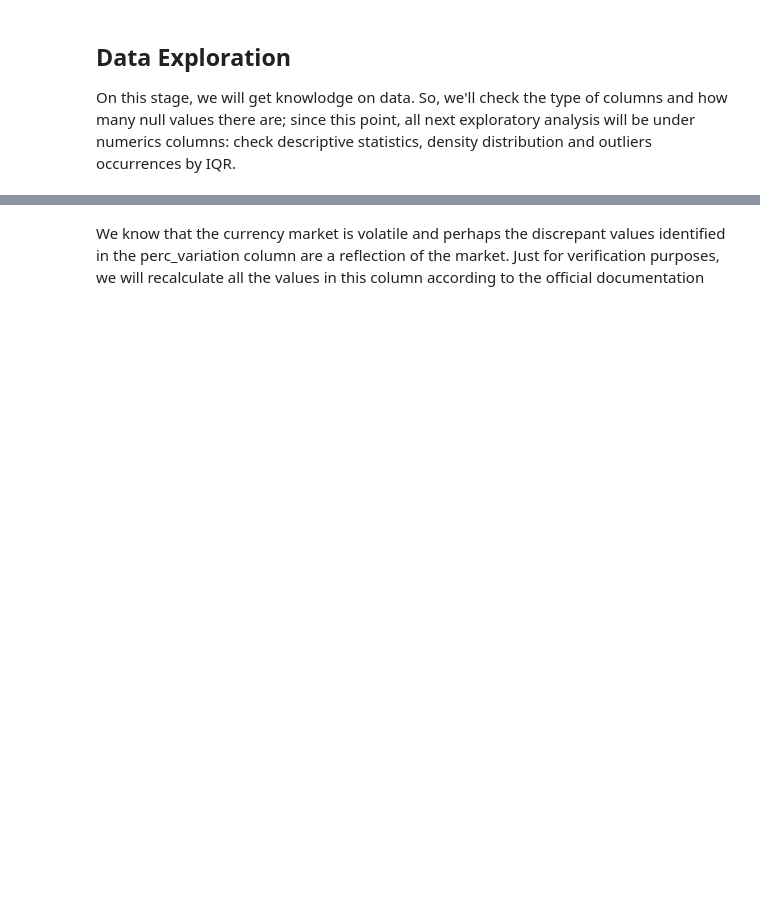
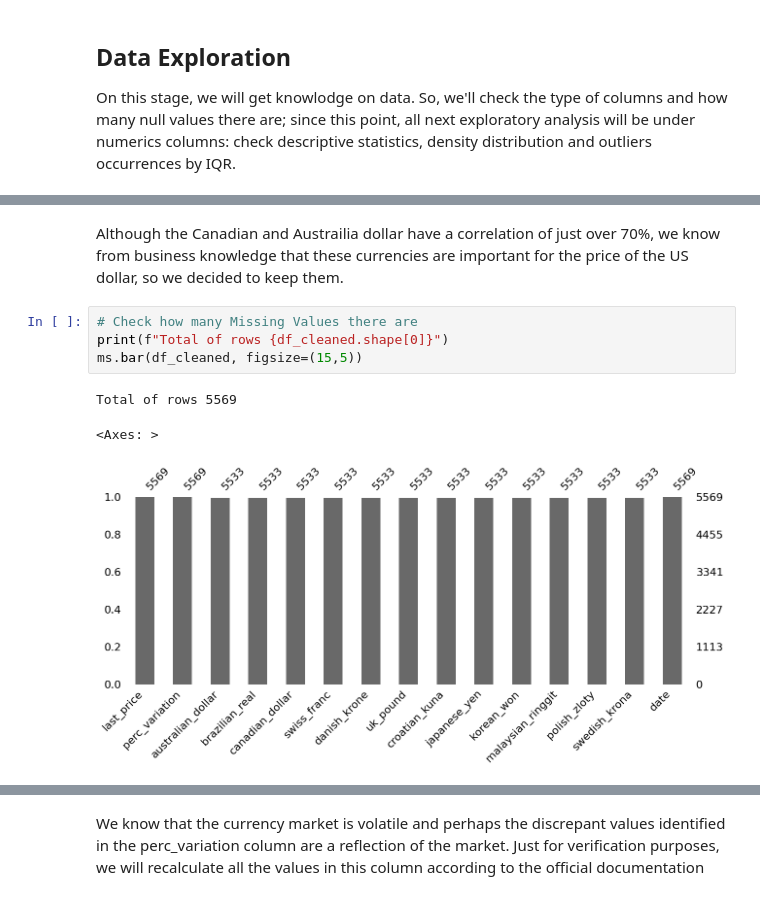
Before and after one commit to martinsphl/MAI5035, a Jupyter notebook: TAREFA_1_2.ipynb, the cells around one changed output, grey strips where cells are left out. Cells and saved outputs as stored; diff of their text form; blank space fills up the shorter version.

```diff
--- a/TAREFA_1_2.ipynb
+++ b/TAREFA_1_2.ipynb
@@ -156,0 +157,10 @@ To increase the possibilities, we will do some feature engineering, creating 3 n
+# %% [markdown]
+Although the Canadian and Austrailia dollar have a correlation of just over 70%, we know from business knowledge that these currencies are important for the price of the US dollar, so we decided to keep them.
+# %%
+# Check how many Missing Values there are
+print(f"Total of rows {df_cleaned.shape[0]}")
+ms.bar(df_cleaned, figsize=(15,5))
+# %% [output]
+Total of rows 5569
+<Axes: >
+[figure, added]
```
Also changed, not shown: parts of 26 cells of this notebook.
